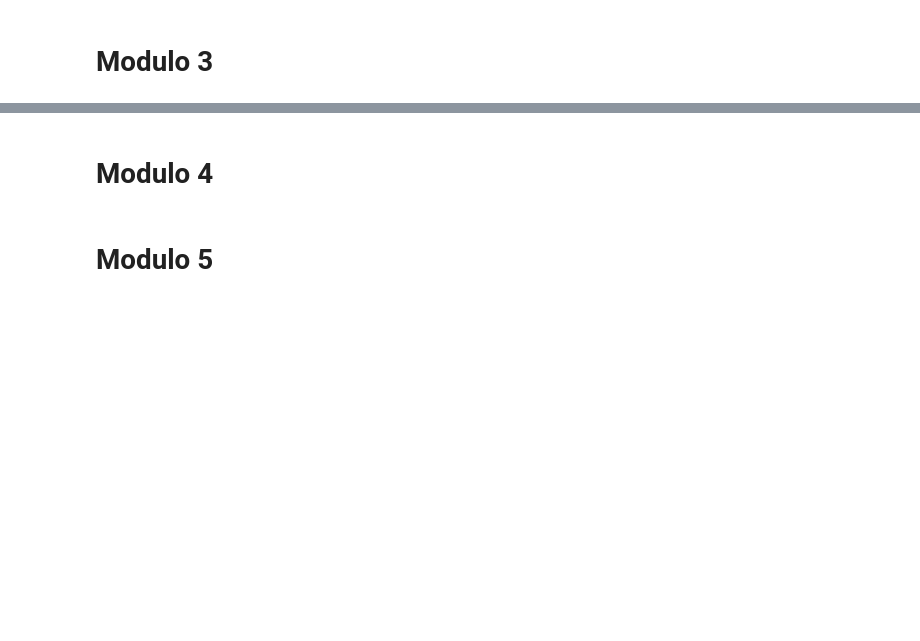
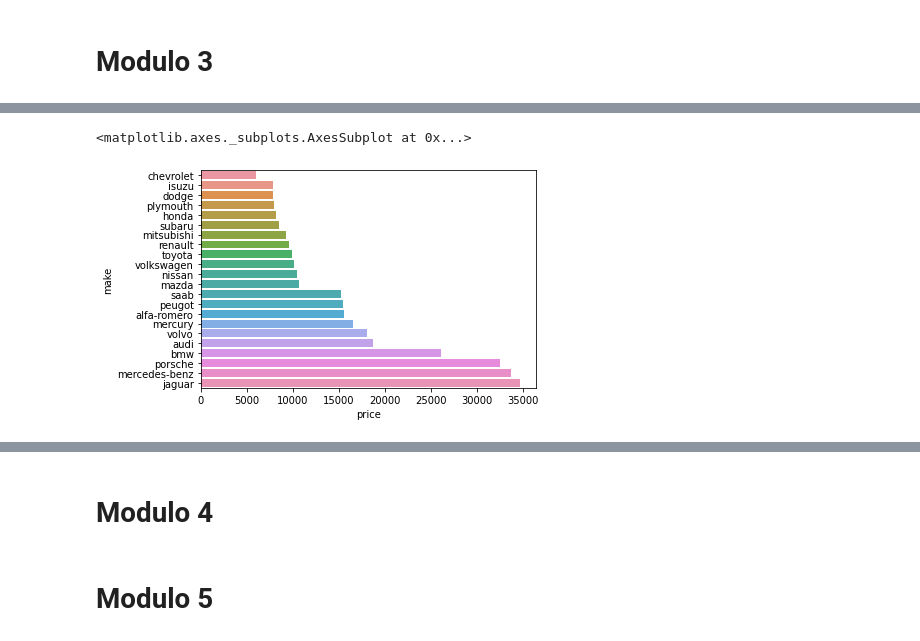
Before and after one commit to PosgradoMNA/actividades-de-aprendizaje-A01793108, a Jupyter notebook: IBM_DataAnalysisPython_A01793108.ipynb, the cells around one changed output, grey strips where cells are left out. Drawn from its saved outputs; the diff is of its cells as text; code cells hidden in the pictures; blank space fills up the shorter version.

```diff
--- a/IBM_DataAnalysisPython_A01793108.ipynb
+++ b/IBM_DataAnalysisPython_A01793108.ipynb
@@ -606,0 +736,7 @@ df.head()
+# %%
+df_grp = df[['make','price']].groupby('make', as_index = False).mean()
+order = df.groupby('make')['price'].mean().sort_values().index
+sns.barplot(x = 'price', y = 'make', data = df_grp, order = order)
+# %% [output]
+<matplotlib.axes._subplots.AxesSubplot at 0x...>
+[figure, added]
```
Also changed, not shown: parts of 28 cells of this notebook.
